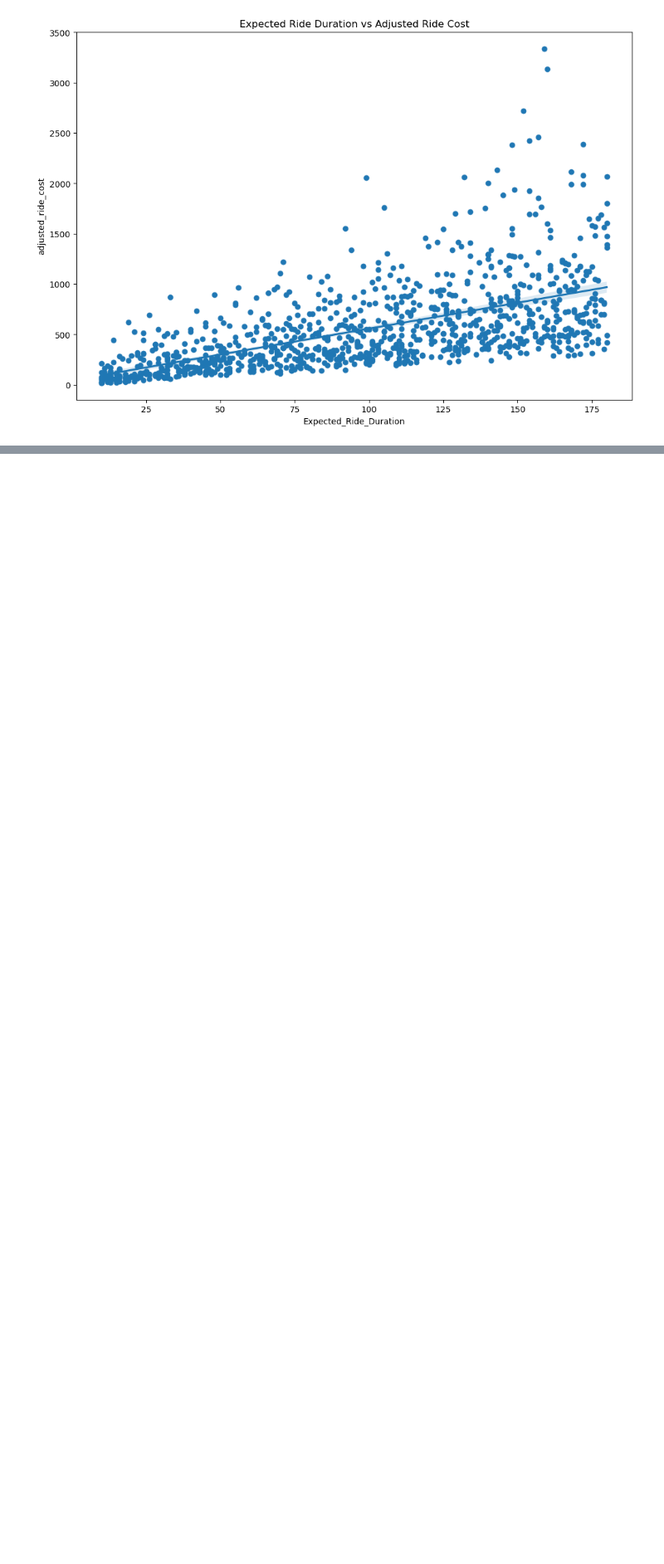
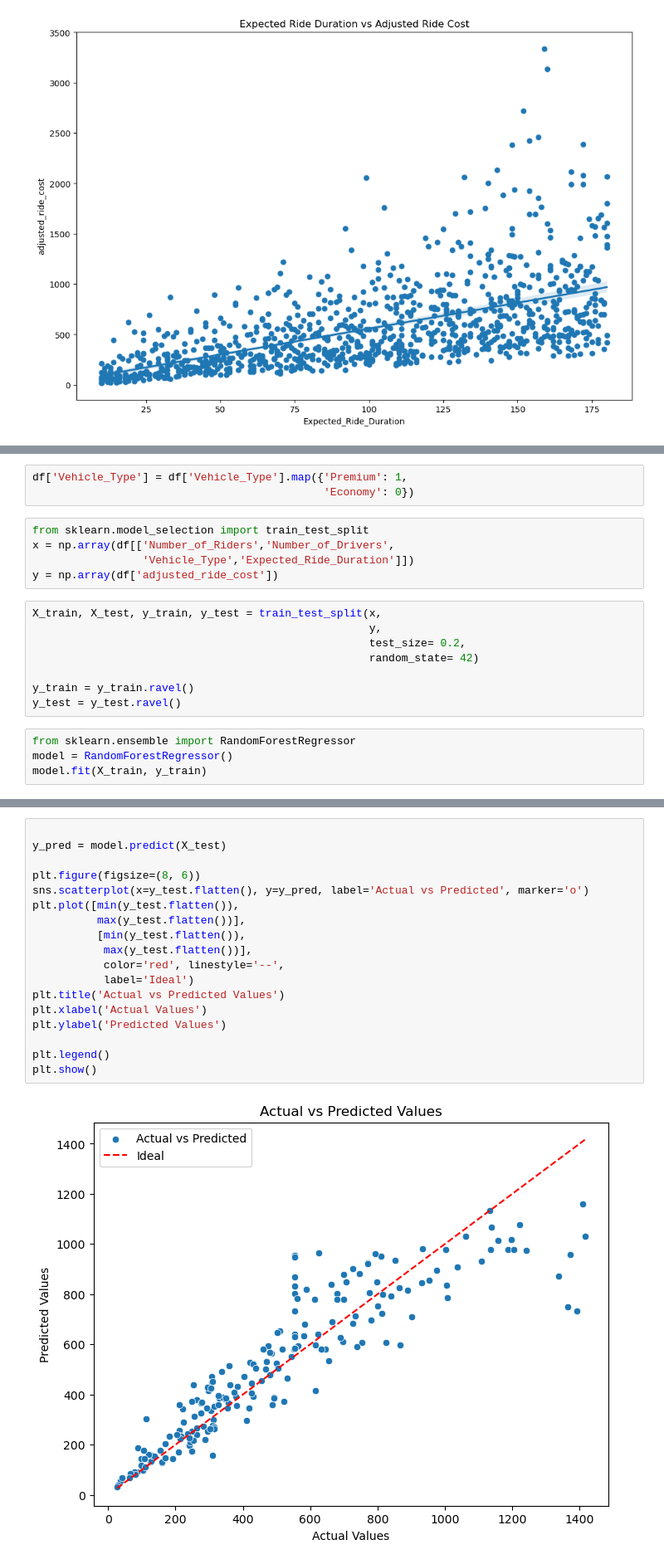
Before and after one commit to richardwarepam16/Case-Studies-DataAnalytics, a Jupyter notebook: dynamicPricing/analysis.ipynb, the cells around one changed output, grey strips where cells are left out. Shown at 83% size. Cells and saved outputs as stored; diff of their text form; blank space fills up the shorter version.

```diff
--- a/dynamicPricing/analysis.ipynb
+++ b/dynamicPricing/analysis.ipynb
@@ -200,0 +239,20 @@ plt.show()
+# %%
+df['Vehicle_Type'] = df['Vehicle_Type'].map({'Premium': 1,
+                                             'Economy': 0})
+# %%
+from sklearn.model_selection import train_test_split
+x = np.array(df[['Number_of_Riders','Number_of_Drivers',
+                 'Vehicle_Type','Expected_Ride_Duration']])
+y = np.array(df['adjusted_ride_cost'])
+# %%
+X_train, X_test, y_train, y_test = train_test_split(x,
+                                                    y,
+                                                    test_size= 0.2,
+                                                    random_state= 42)
+
+y_train = y_train.ravel()
+y_test = y_test.ravel()
+# %%
+from sklearn.ensemble import RandomForestRegressor
+model = RandomForestRegressor()
+model.fit(X_train, y_train)
@@ -200,0 +287,20 @@ plt.show()
+# %%
+
+y_pred = model.predict(X_test)
+
+plt.figure(figsize=(8, 6))
+sns.scatterplot(x=y_test.flatten(), y=y_pred, label='Actual vs Predicted', marker='o')
+plt.plot([min(y_test.flatten()),
+          max(y_test.flatten())],
+          [min(y_test.flatten()),
+           max(y_test.flatten())],
+           color='red', linestyle='--',
+           label='Ideal')
+plt.title('Actual vs Predicted Values')
+plt.xlabel('Actual Values')
+plt.ylabel('Predicted Values')
+
+plt.legend()
+plt.show()
+# %% [output]
+[figure, added]
```
Also changed, not shown: parts of 6 cells of this notebook.
